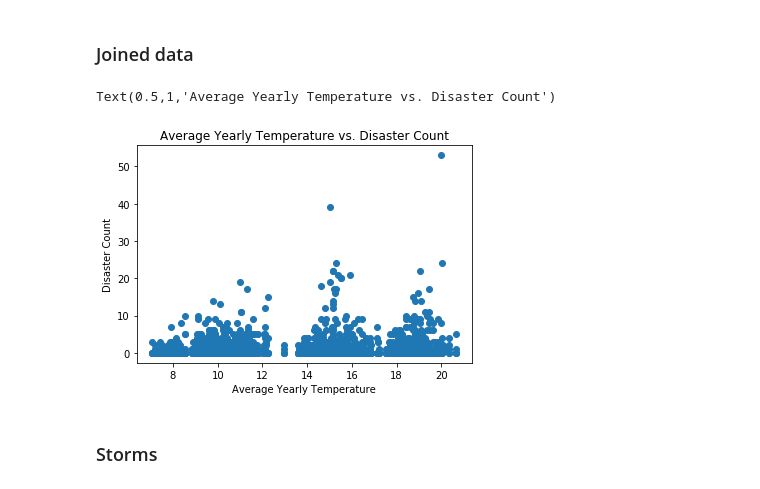
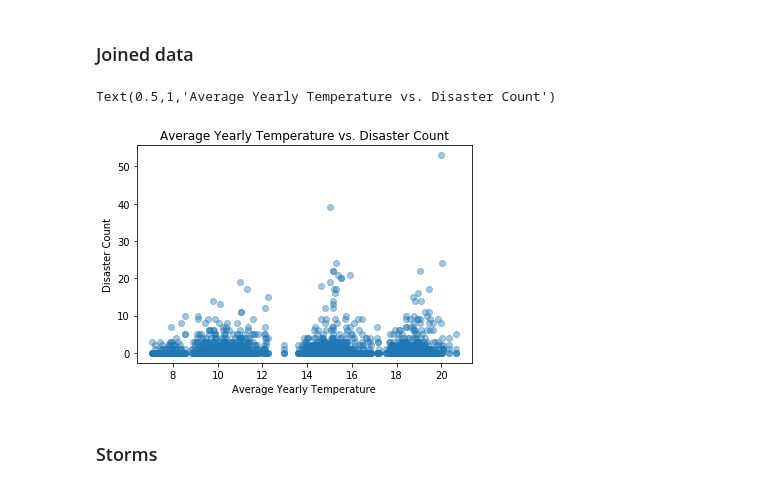
Before and after one commit to karahahn/Springboard_Capstone1, a Jupyter notebook: Capstone 1 Final Report.ipynb, the cells around one changed output. Saved outputs shown, nothing was run; the diff lists cells and outputs as text; code cells hidden in the pictures.

```diff
--- a/Capstone 1 Final Report.ipynb
+++ b/Capstone 1 Final Report.ipynb
@@ -502,13 +588,13 @@ Text(0,0.5,'Temperature (in degrees Celsius)')
 ### Joined data
 # %%
 # plot of all disaster counts vs the average mean temperature
-plt.scatter(joindf['AverageTemperature_mean'], joindf['Disaster Count'])
+plt.scatter(joindf['AverageTemperature_mean'], joindf['Disaster Count'], alpha=0.4)
 plt.xlabel('Average Yearly Temperature')
 plt.ylabel('Disaster Count')
 plt.title('Average Yearly Temperature vs. Disaster Count')
 # %% [output]
 Text(0.5,1,'Average Yearly Temperature vs. Disaster Count')
-[figure, old version]
+[figure, new version]
 # %% [markdown]
 ### Storms
 # %%
```
Also changed, not shown: parts of 84 cells of this notebook.
